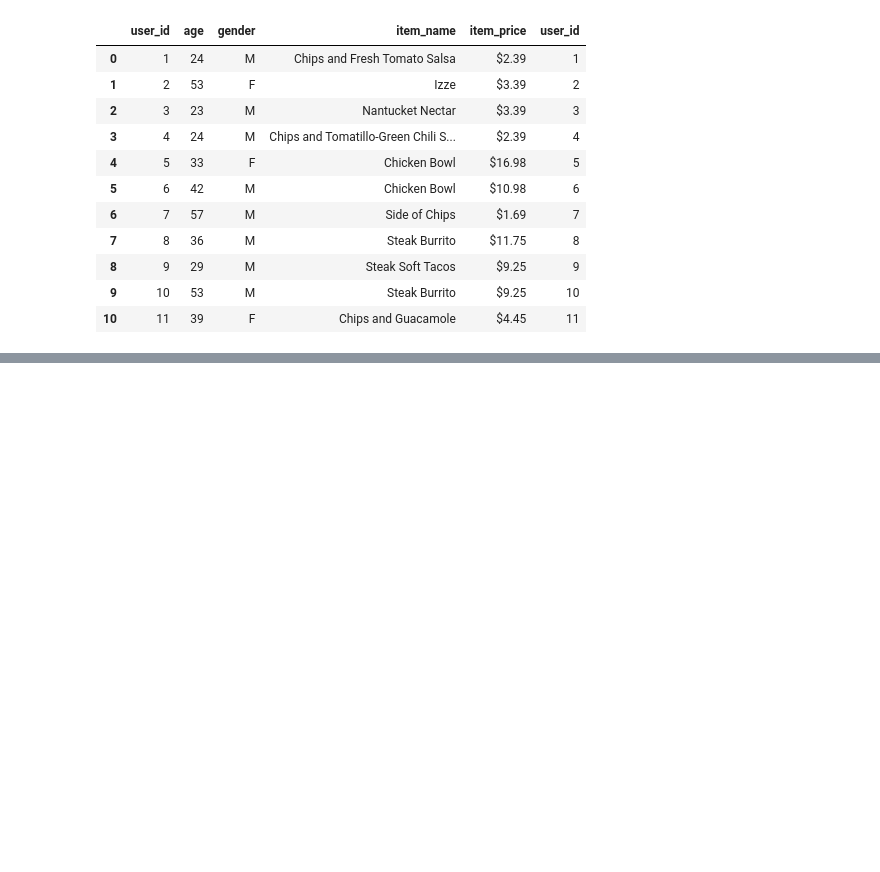
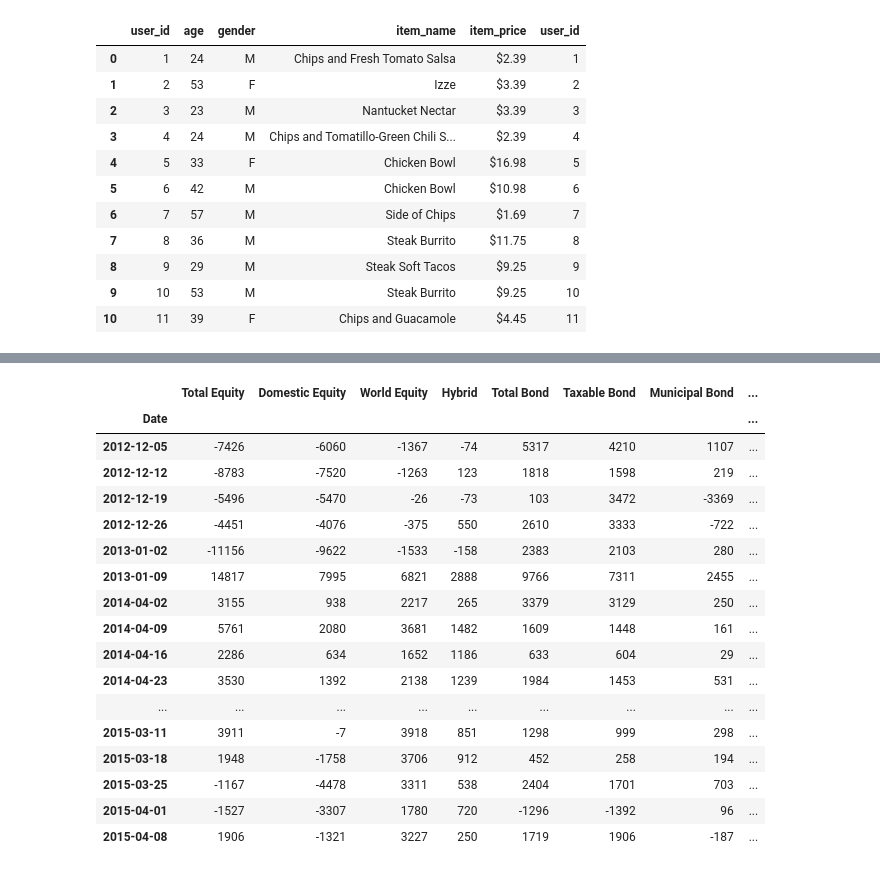
Before and after one commit to Lidkin/DI_Bootcamp, a Jupyter notebook: Week5/Day2/Exercises_XP/exercisesXP.ipynb, the cells around one changed output, grey strips where cells are left out. Drawn from its saved outputs; the diff is of its cells as text; code cells hidden in the pictures; blank space fills up the shorter version.

```diff
--- a/Week5/Day2/Exercises_XP/exercisesXP.ipynb
+++ b/Week5/Day2/Exercises_XP/exercisesXP.ipynb
@@ -238,0 +342,2 @@ all_data_col
+# %%
+investor_data = pd.read_csv('investor_data.csv')
@@ -238,0 +364,21 @@ all_data_col
+# %%
+investor_data.set_index('Date')
+# %% [output]
+|  | Total Equity | Domestic Equity | World Equity | Hybrid | Total Bond | Taxable Bond | Municipal Bond | ... |
+| Date |  |  |  |  |  |  |  | ... |
+| 2012-12-05 | -7426 | -6060 | -1367 | -74 | 5317 | 4210 | 1107 | ... |
+| 2012-12-12 | -8783 | -7520 | -1263 | 123 | 1818 | 1598 | 219 | ... |
+| 2012-12-19 | -5496 | -5470 | -26 | -73 | 103 | 3472 | -3369 | ... |
+| 2012-12-26 | -4451 | -4076 | -375 | 550 | 2610 | 3333 | -722 | ... |
+| 2013-01-02 | -11156 | -9622 | -1533 | -158 | 2383 | 2103 | 280 | ... |
+| 2013-01-09 | 14817 | 7995 | 6821 | 2888 | 9766 | 7311 | 2455 | ... |
+| 2014-04-02 | 3155 | 938 | 2217 | 265 | 3379 | 3129 | 250 | ... |
+| 2014-04-09 | 5761 | 2080 | 3681 | 1482 | 1609 | 1448 | 161 | ... |
+| 2014-04-16 | 2286 | 634 | 1652 | 1186 | 633 | 604 | 29 | ... |
+| 2014-04-23 | 3530 | 1392 | 2138 | 1239 | 1984 | 1453 | 531 | ... |
+| ... | ... | ... | ... | ... | ... | ... | ... | ... |
+| 2015-03-11 | 3911 | -7 | 3918 | 851 | 1298 | 999 | 298 | ... |
+| 2015-03-18 | 1948 | -1758 | 3706 | 912 | 452 | 258 | 194 | ... |
+| 2015-03-25 | -1167 | -4478 | 3311 | 538 | 2404 | 1701 | 703 | ... |
+| 2015-04-01 | -1527 | -3307 | 1780 | 720 | -1296 | -1392 | 96 | ... |
+| 2015-04-08 | 1906 | -1321 | 3227 | 250 | 1719 | 1906 | -187 | ... |
```
Also changed, not shown: parts of 16 cells of this notebook, 10 other files.
